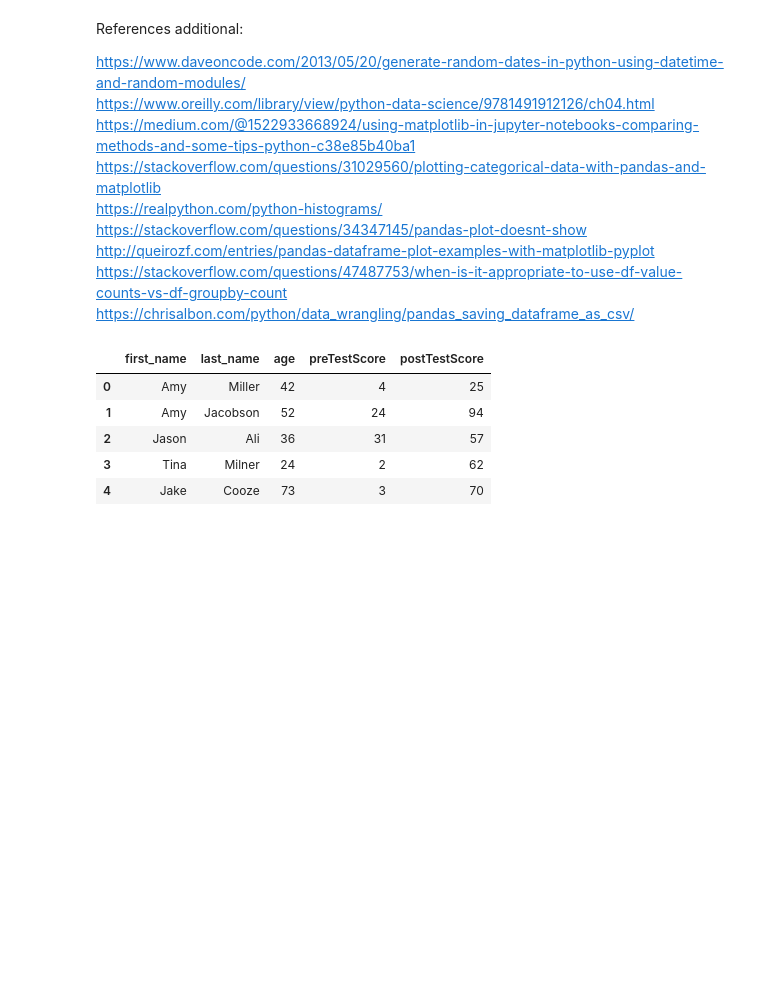
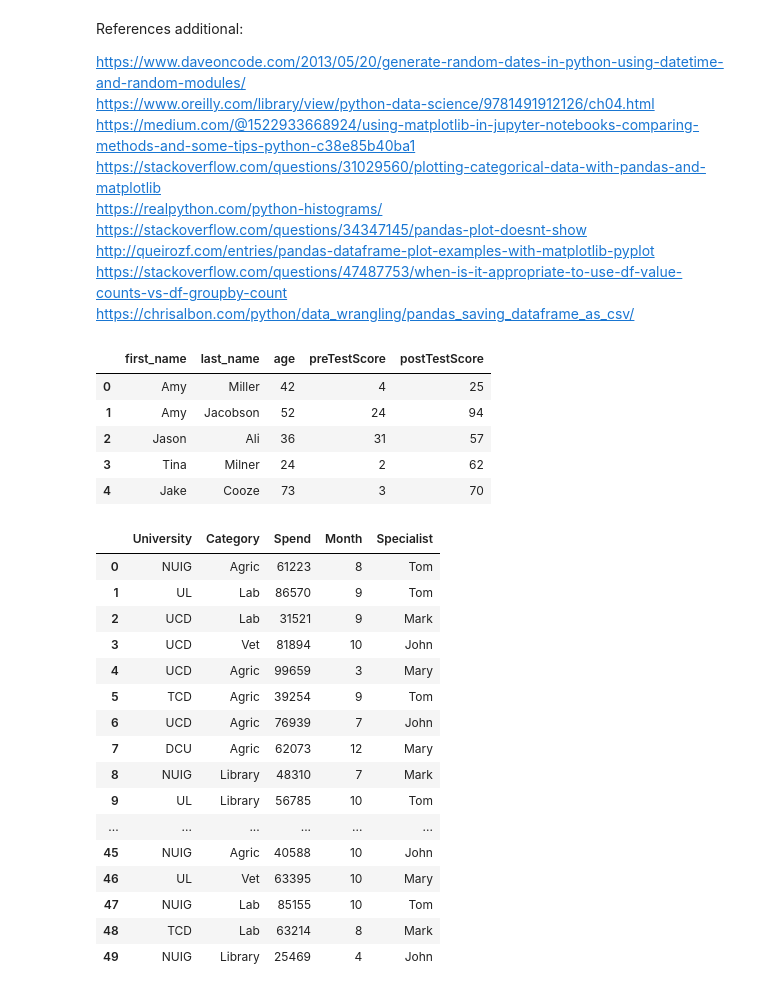
Before and after one commit to colettegallagher/simulating-data, a Jupyter notebook: Simulating Data.ipynb, the cells around one changed output. Drawn from its saved outputs; the diff is of its cells as text; code cells hidden in the pictures; blank space fills up the shorter version.

```diff
--- a/Simulating Data.ipynb
+++ b/Simulating Data.ipynb
@@ -121,8 +121,27 @@ ee_name = ['Ann', 'Mary', 'Tom', 'John', 'Mark']
 # %%
 raw_data = {'University': np.random.choice(uni_name, 50),
         'Category': np.random.choice(cat_name, 50),
         'Spend': np.random.randint(25000, 100000, 50),
         'Month': np.random.randint(1, 13, 50),
         'Specialist': np.random.choice(ee_name, 50)}
 df = pd.DataFrame(raw_data, columns = ['University', 'Category', 'Spend', 'Month', 'Specialist'])
+df
+# %% [output]
+|  | University | Category | Spend | Month | Specialist |
+| 0 | NUIG | Agric | 61223 | 8 | Tom |
+| 1 | UL | Lab | 86570 | 9 | Tom |
+| 2 | UCD | Lab | 31521 | 9 | Mark |
+| 3 | UCD | Vet | 81894 | 10 | John |
+| 4 | UCD | Agric | 99659 | 3 | Mary |
+| 5 | TCD | Agric | 39254 | 9 | Tom |
+| 6 | UCD | Agric | 76939 | 7 | John |
+| 7 | DCU | Agric | 62073 | 12 | Mary |
+| 8 | NUIG | Library | 48310 | 7 | Mark |
+| 9 | UL | Library | 56785 | 10 | Tom |
+| ... | ... | ... | ... | ... | ... |
+| 45 | NUIG | Agric | 40588 | 10 | John |
+| 46 | UL | Vet | 63395 | 10 | Mary |
+| 47 | NUIG | Lab | 85155 | 10 | Tom |
+| 48 | TCD | Lab | 63214 | 8 | Mark |
+| 49 | NUIG | Library | 25469 | 4 | John |
 # %%
```
Also changed, not shown: parts of 2 cells of this notebook, 1 other file.
